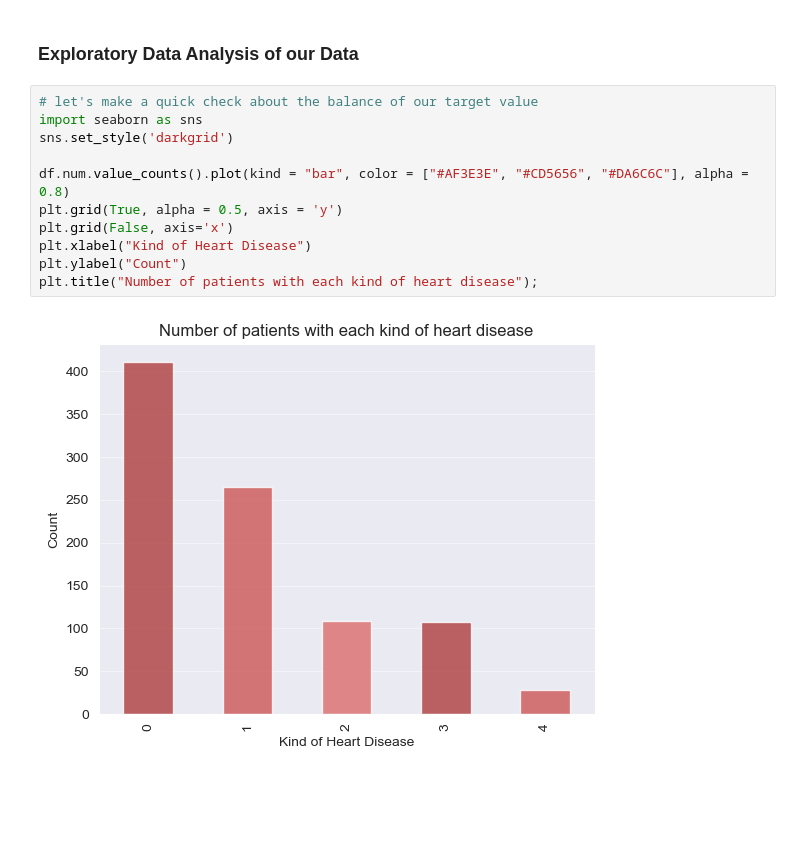
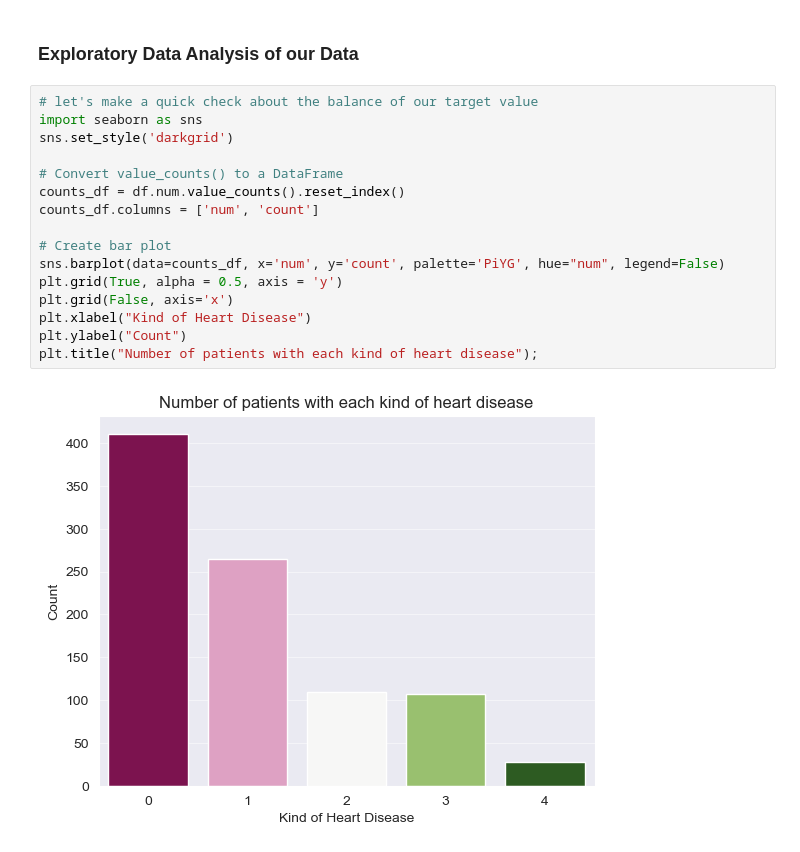
Before and after one commit to imelinc/heart-disease-project, a Jupyter notebook: heart-disease-project.ipynb, the cells around one changed output. Cells and saved outputs as stored; diff of their text form; blank space fills up the shorter version.

```diff
--- a/heart-disease-project.ipynb
+++ b/heart-disease-project.ipynb
@@ -123,15 +123,20 @@ memory usage: 115.1+ KB
 # %%
 # let's make a quick check about the balance of our target value
 import seaborn as sns
 sns.set_style('darkgrid')
 
-df.num.value_counts().plot(kind = "bar", color = ["#AF3E3E", "#CD5656", "#DA6C6C"], alpha = 0.8)
+# Convert value_counts() to a DataFrame
+counts_df = df.num.value_counts().reset_index()
+counts_df.columns = ['num', 'count']
+
+# Create bar plot
+sns.barplot(data=counts_df, x='num', y='count', palette='PiYG', hue="num", legend=False)
 plt.grid(True, alpha = 0.5, axis = 'y')
 plt.grid(False, axis='x')
 plt.xlabel("Kind of Heart Disease")
 plt.ylabel("Count")
 plt.title("Number of patients with each kind of heart disease");
 # %% [output]
-[figure, old version]
+[figure, new version]
 # %%
 # let's see how's the age distribution
```
Also changed, not shown: parts of 3 cells of this notebook.
